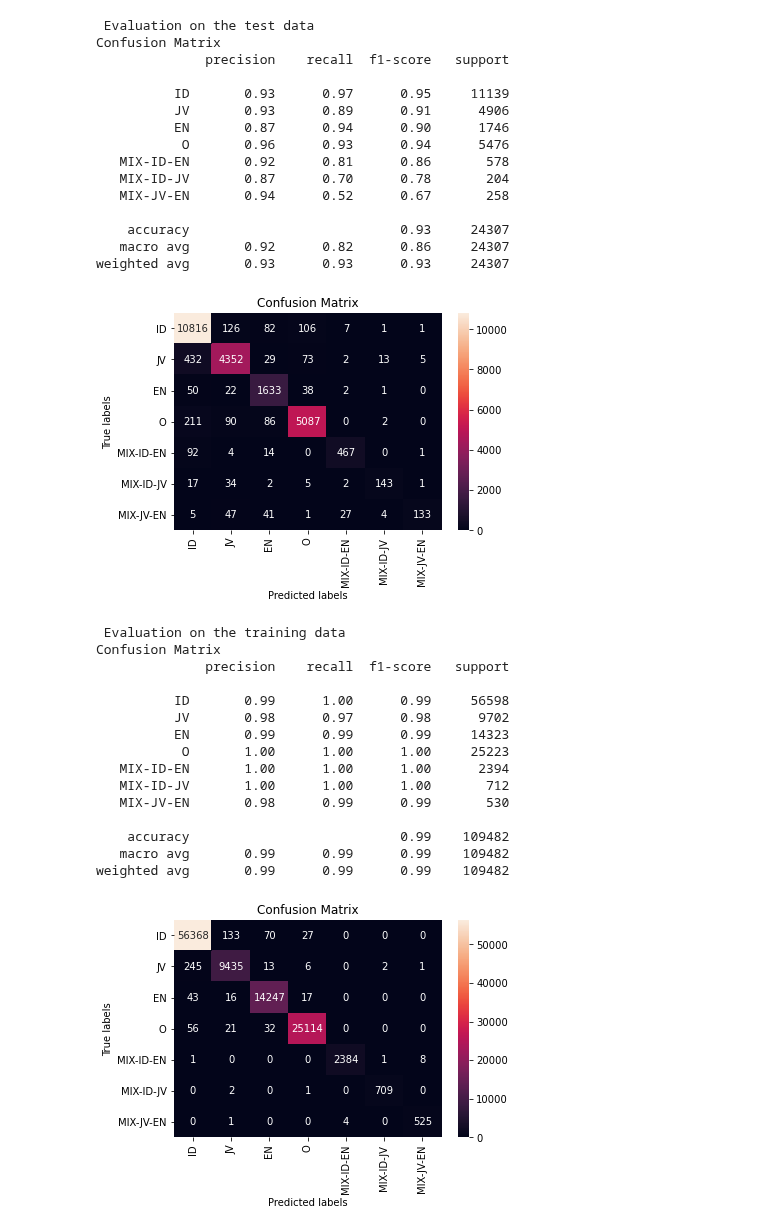
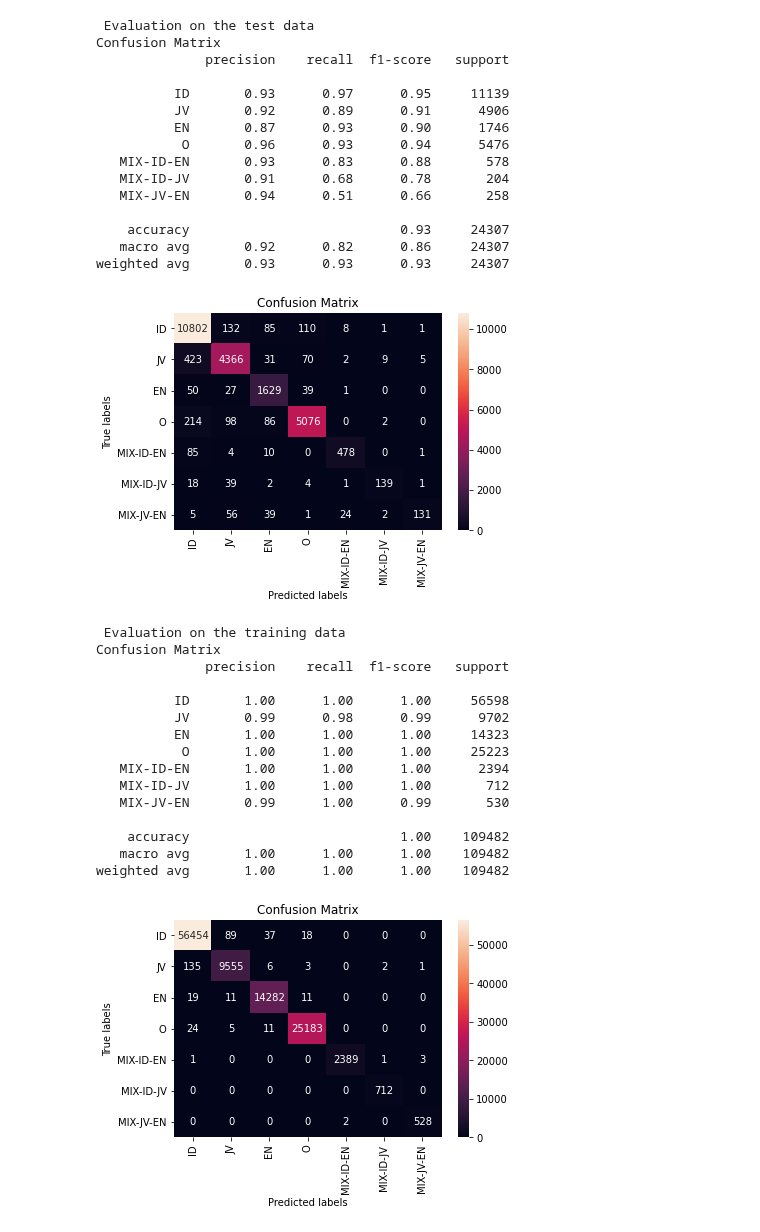
Before and after one commit to fathanick/Word-level-Indonesian-Javanese-English-code-mixed-language-identification, a Jupyter notebook: crf/comlid_crf.ipynb, the cells around one changed output. Cells and saved outputs as stored; diff of their text form; code cells hidden in the pictures.

```diff
--- a/crf/comlid_crf.ipynb
+++ b/crf/comlid_crf.ipynb
@@ -68,36 +100,36 @@ test_data = read_tsv('../dataset/test-data-140422.tsv')
 # %%
-langid.pipeline_split(train_data, test_data, model_name='model_split_190422.pkl')
+langid.pipeline_split(train_data, test_data, model_name='model_split.pkl')
 # %% [output]
  Evaluation on the test data
 Confusion Matrix
               precision    recall  f1-score   support
 
           ID       0.93      0.97      0.95     11139
-          JV       0.93      0.89      0.91      4906
-          EN       0.87      0.94      0.90      1746
+          JV       0.92      0.89      0.91      4906
+          EN       0.87      0.93      0.90      1746
            O       0.96      0.93      0.94      5476
-   MIX-ID-EN       0.92      0.81      0.86       578
-   MIX-ID-JV       0.87      0.70      0.78       204
-   MIX-JV-EN       0.94      0.52      0.67       258
+   MIX-ID-EN       0.93      0.83      0.88       578
+   MIX-ID-JV       0.91      0.68      0.78       204
+   MIX-JV-EN       0.94      0.51      0.66       258
 
     accuracy                           0.93     24307
    macro avg       0.92      0.82      0.86     24307
 weighted avg       0.93      0.93      0.93     24307
-[figure, old version]
+[figure, new version]
  Evaluation on the training data
 Confusion Matrix
               precision    recall  f1-score   support
 
-          ID       0.99      1.00      0.99     56598
-          JV       0.98      0.97      0.98      9702
-          EN       0.99      0.99      0.99     14323
+          ID       1.00      1.00      1.00     56598
+          JV       0.99      0.98      0.99      9702
+          EN       1.00      1.00      1.00     14323
            O       1.00      1.00      1.00     25223
    MIX-ID-EN       1.00      1.00      1.00      2394
    MIX-ID-JV       1.00      1.00      1.00       712
-   MIX-JV-EN       0.98      0.99      0.99       530
+   MIX-JV-EN       0.99      1.00      0.99       530
 
-    accuracy                           0.99    109482
-   macro avg       0.99      0.99      0.99    109482
-weighted avg       0.99      0.99      0.99    109482
+    accuracy                           1.00    109482
+   macro avg       1.00      1.00      1.00    109482
+weighted avg       1.00      1.00      1.00    109482
-[figure, old version]
+[figure, new version]
 Top likely transitions:
```
Also changed, not shown: parts of 7 cells of this notebook, 4 other files.
